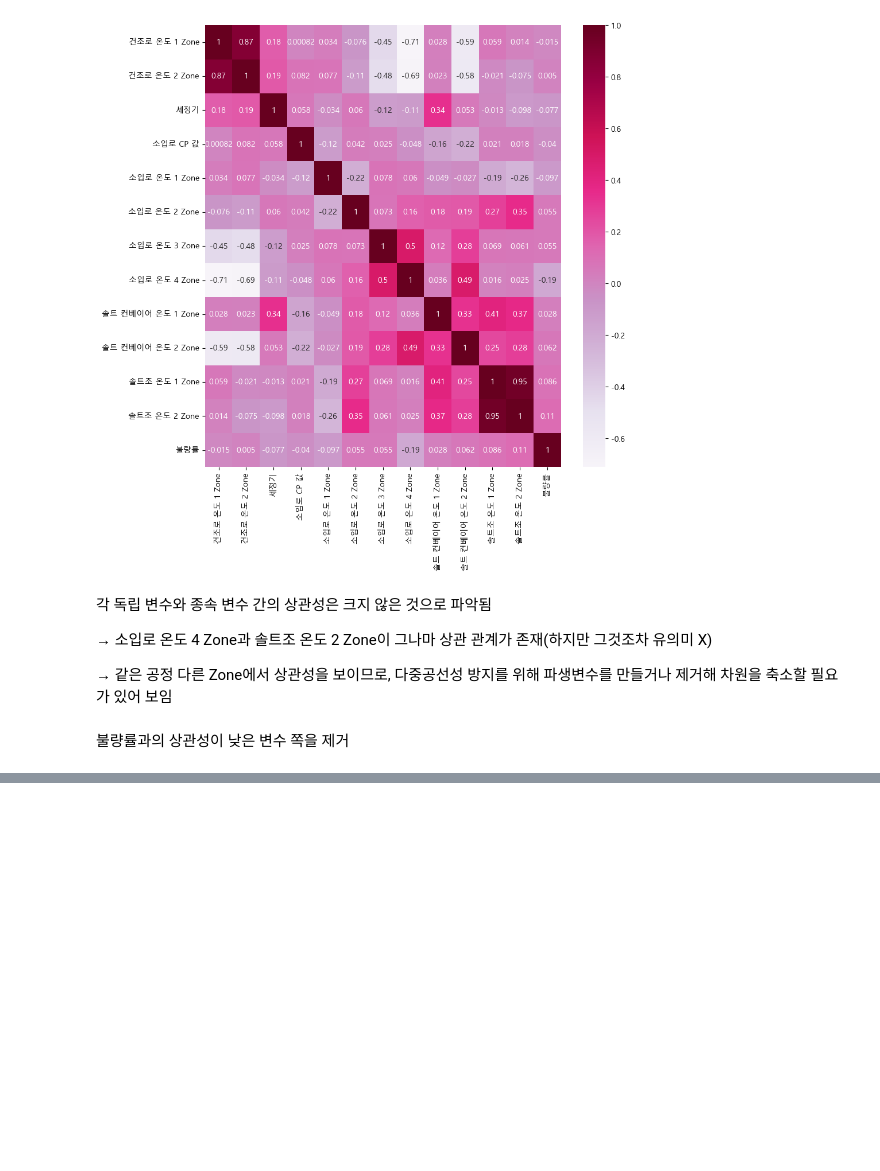
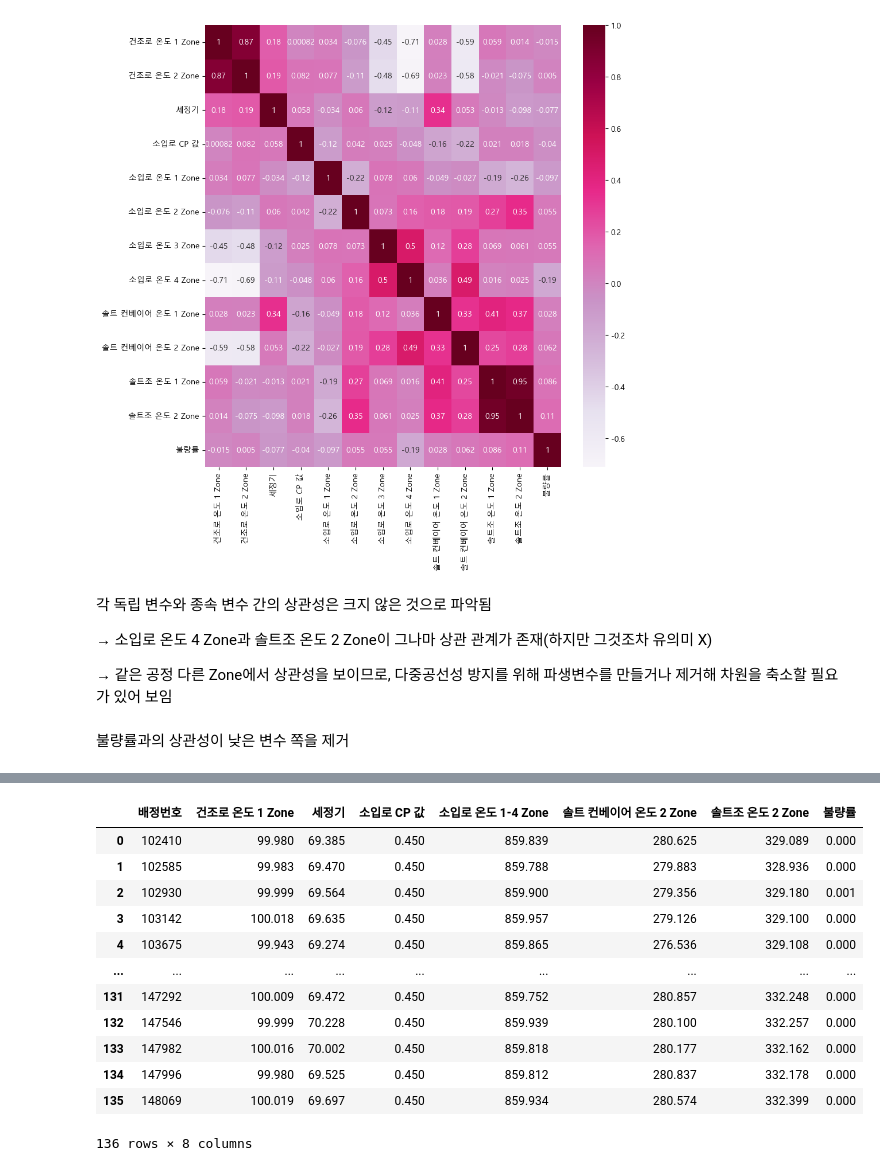
Before and after one commit to nyeokinyeoki/kamp, a Jupyter notebook: Data_analyse_heat_treatment_제조에 미련이 남아.ipynb, the cells around one changed output, grey strips where cells are left out. Drawn from its saved outputs; the diff is of its cells as text; code cells hidden in the pictures; blank space fills up the shorter version.

```diff
--- a/Data_analyse_heat_treatment_제조에 미련이 남아.ipynb
+++ b/Data_analyse_heat_treatment_제조에 미련이 남아.ipynb
@@ -503,0 +536,21 @@ plt.show()
+# %%
+df_join_dr.drop(["소입로 온도 1 Zone", "소입로 온도 4 Zone"], axis=1, inplace=True)
+
+df_join_dr = df_join_dr[['배정번호','건조로 온도 1 Zone', '세정기', '소입로 CP 값',
+                         '소입로 온도 1-4 Zone', '솔트 컨베이어 온도 2 Zone', '솔트조 온도 2 Zone', '불량률']]
+
+df_join_dr
+# %% [output]
+|  | 배정번호 | 건조로 온도 1 Zone | 세정기 | 소입로 CP 값 | 소입로 온도 1-4 Zone | 솔트 컨베이어 온도 2 Zone | 솔트조 온도 2 Zone | 불량률 |
+| 0 | 102410 | 99.980 | 69.385 | 0.450 | 859.839 | 280.625 | 329.089 | 0.000 |
+| 1 | 102585 | 99.983 | 69.470 | 0.450 | 859.788 | 279.883 | 328.936 | 0.000 |
+| 2 | 102930 | 99.999 | 69.564 | 0.450 | 859.900 | 279.356 | 329.180 | 0.001 |
+| 3 | 103142 | 100.018 | 69.635 | 0.450 | 859.957 | 279.126 | 329.100 | 0.000 |
+| 4 | 103675 | 99.943 | 69.274 | 0.450 | 859.865 | 276.536 | 329.108 | 0.000 |
+| ... | ... | ... | ... | ... | ... | ... | ... | ... |
+| 131 | 147292 | 100.009 | 69.472 | 0.450 | 859.752 | 280.857 | 332.248 | 0.000 |
+| 132 | 147546 | 99.999 | 70.228 | 0.450 | 859.939 | 280.100 | 332.257 | 0.000 |
+| 133 | 147982 | 100.016 | 70.002 | 0.450 | 859.818 | 280.177 | 332.162 | 0.000 |
+| 134 | 147996 | 99.980 | 69.525 | 0.450 | 859.812 | 280.837 | 332.178 | 0.000 |
+| 135 | 148069 | 100.019 | 69.697 | 0.450 | 859.934 | 280.574 | 332.399 | 0.000 |
+136 rows × 8 columns
```
Also changed, not shown: parts of 24 cells of this notebook.
